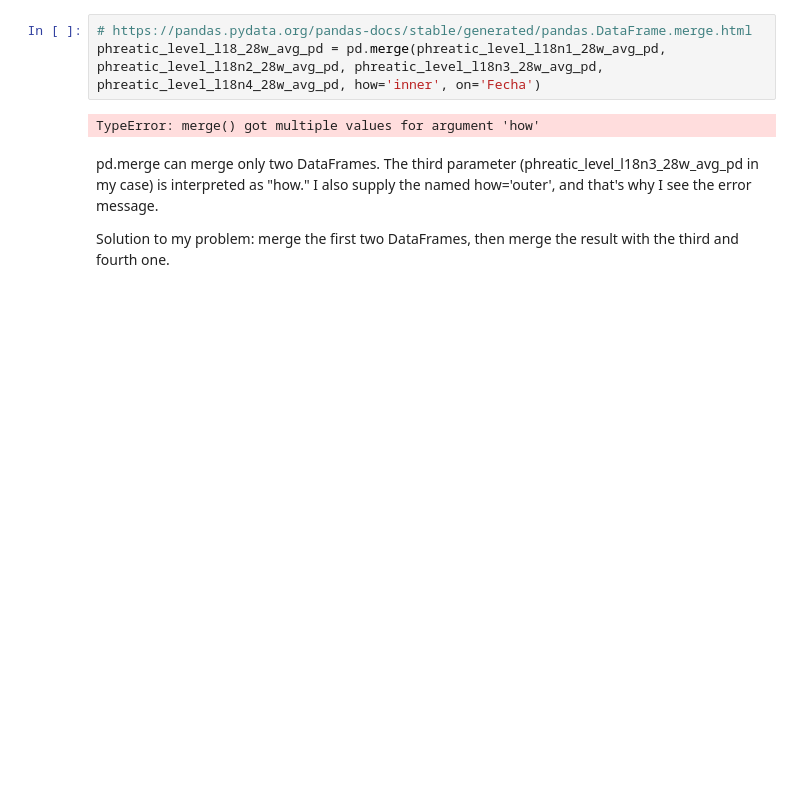
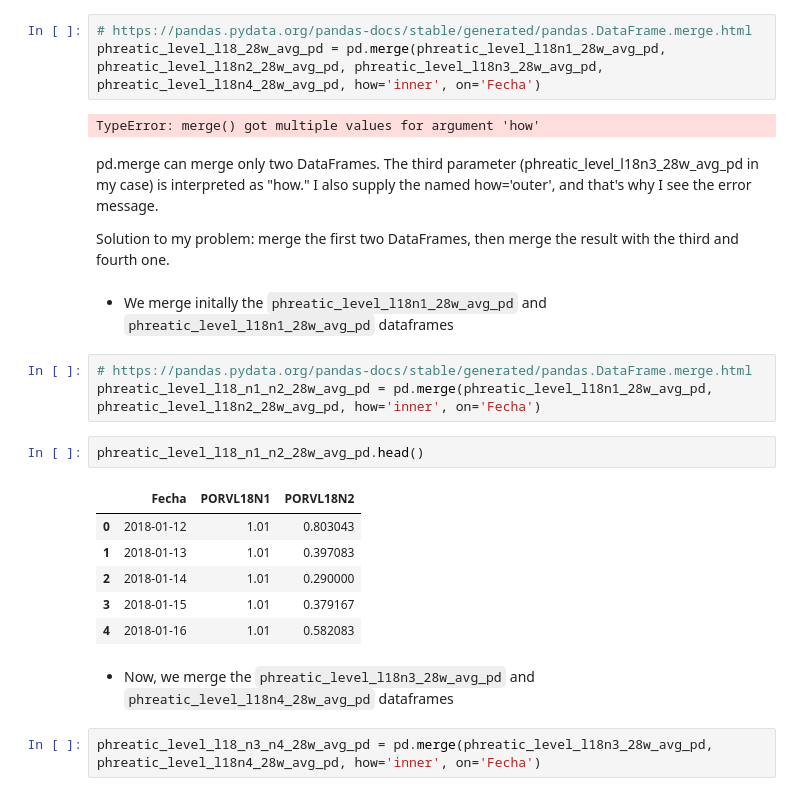
Before and after one commit to bgarcial/sioma_project, a Jupyter notebook: notebooks/averaging_data/PhreaticLevel/28-weeks_January-12_August-03_2018/03-bgarcial-phreatic_level_generating_average_between-nodes_values.ipynb, the cells around one changed output. Saved outputs shown, nothing was run; the diff lists cells and outputs as text; blank space fills up the shorter version.

```diff
--- a/notebooks/averaging_data/PhreaticLevel/28-weeks_January-12_August-03_2018/03-bgarcial-phreatic_level_generating_average_between-nodes_values.ipynb
+++ b/notebooks/averaging_data/PhreaticLevel/28-weeks_January-12_August-03_2018/03-bgarcial-phreatic_level_generating_average_between-nodes_values.ipynb
@@ -510,3 +510,21 @@ pd.merge can merge only two DataFrames. The third parameter (phreatic_level_l18n
 is interpreted as "how." I also supply the named how='outer', and that's why I see the error message.
 
 Solution to my problem: merge the first two DataFrames, then merge the result with the third and fourth one.
+# %% [markdown]
+- We merge initally the `phreatic_level_l18n1_28w_avg_pd` and `phreatic_level_l18n1_28w_avg_pd` dataframes
+# %%
+# https://pandas.pydata.org/pandas-docs/stable/generated/pandas.DataFrame.merge.html
+phreatic_level_l18_n1_n2_28w_avg_pd = pd.merge(phreatic_level_l18n1_28w_avg_pd, phreatic_level_l18n2_28w_avg_pd, how='inner', on='Fecha')
+# %%
+phreatic_level_l18_n1_n2_28w_avg_pd.head()
+# %% [output]
+|  | Fecha | PORVL18N1 | PORVL18N2 |
+| 0 | 2018-01-12 | 1.01 | 0.803043 |
+| 1 | 2018-01-13 | 1.01 | 0.397083 |
+| 2 | 2018-01-14 | 1.01 | 0.290000 |
+| 3 | 2018-01-15 | 1.01 | 0.379167 |
+| 4 | 2018-01-16 | 1.01 | 0.582083 |
+# %% [markdown]
+- Now, we merge the `phreatic_level_l18n3_28w_avg_pd` and `phreatic_level_l18n4_28w_avg_pd` dataframes
+# %%
+phreatic_level_l18_n3_n4_28w_avg_pd = pd.merge(phreatic_level_l18n3_28w_avg_pd, phreatic_level_l18n4_28w_avg_pd, how='inner', on='Fecha')
```
Also changed, not shown: parts of 9 cells of this notebook, 2 other files.
